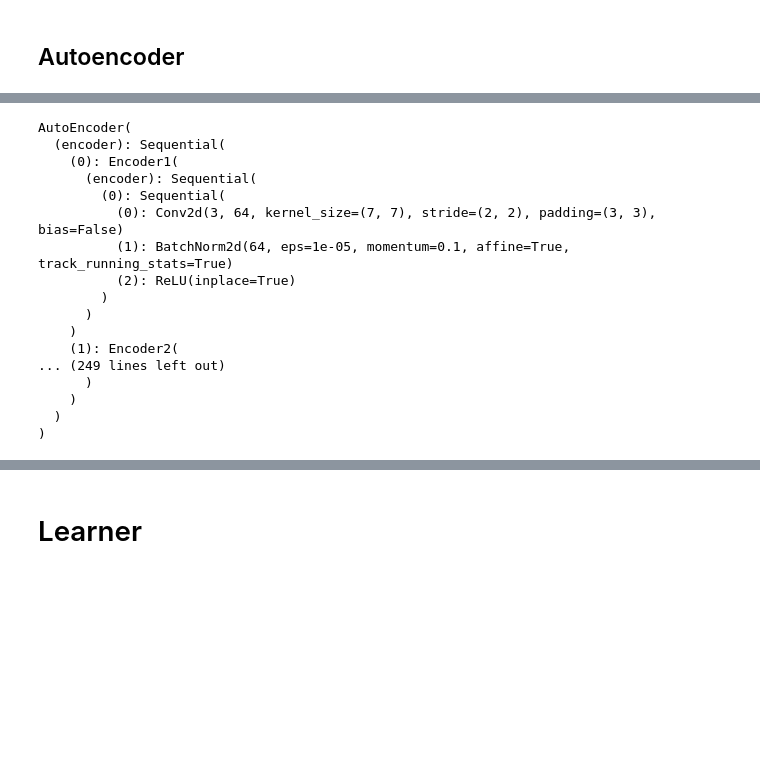
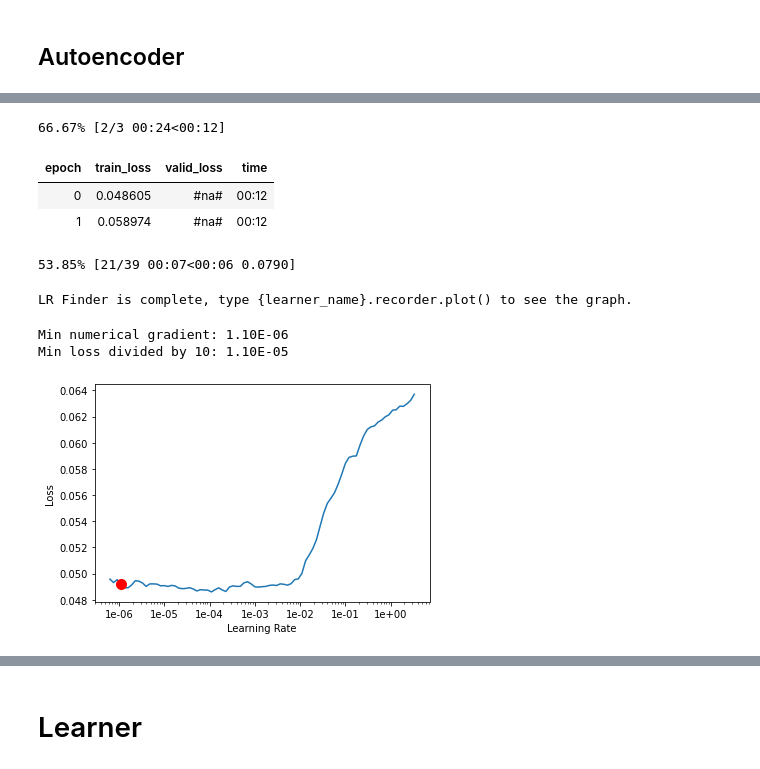
Before and after one commit to henriwoodcock/Applying-Modern-Best-Practices-to-Autoencoders, a Jupyter notebook: notebooks/cifar-10/cifar10_progressive_resizing.ipynb, the cells around one changed output, grey strips where cells are left out. Saved outputs shown, nothing was run; the diff lists cells and outputs as text; code cells hidden in the pictures; blank space fills up the shorter version.

```diff
--- a/notebooks/cifar-10/cifar10_progressive_resizing.ipynb
+++ b/notebooks/cifar-10/cifar10_progressive_resizing.ipynb
@@ -397,2 +365,4 @@ AutoEncoder(
 # %%
 learn = Learner(get_data(16), ae, loss_func = F.mse_loss)
+# %%
+learn.fit_one_cycle(10)
@@ -399,20 +381,15 @@ learn = Learner(get_data(16), ae, loss_func = F.mse_loss)
 # %%
-learn.model
+learn.lr_find()
 # %% [output]
-AutoEncoder(
-  (encoder): Sequential(
-    (0): Encoder1(
-      (encoder): Sequential(
-        (0): Sequential(
-          (0): Conv2d(3, 64, kernel_size=(7, 7), stride=(2, 2), padding=(3, 3), bias=False)
-          (1): BatchNorm2d(64, eps=1e-05, momentum=0.1, affine=True, track_running_stats=True)
-          (2): ReLU(inplace=True)
-        )
-      )
-    )
-    (1): Encoder2(
-... (249 lines left out)
-      )
-    )
-  )
-)
+66.67% [2/3 00:24<00:12]
+| epoch | train_loss | valid_loss | time |
+| 0 | 0.048605 | #na# | 00:12 |
+| 1 | 0.058974 | #na# | 00:12 |
+53.85% [21/39 00:07<00:06 0.0790]
+LR Finder is complete, type {learner_name}.recorder.plot() to see the graph.
+# %%
+learn.recorder.plot(suggestion = True)
+# %% [output]
+Min numerical gradient: 1.10E-06
+Min loss divided by 10: 1.10E-05
+[figure, added]
```
Also changed, not shown: parts of 17 cells of this notebook.
